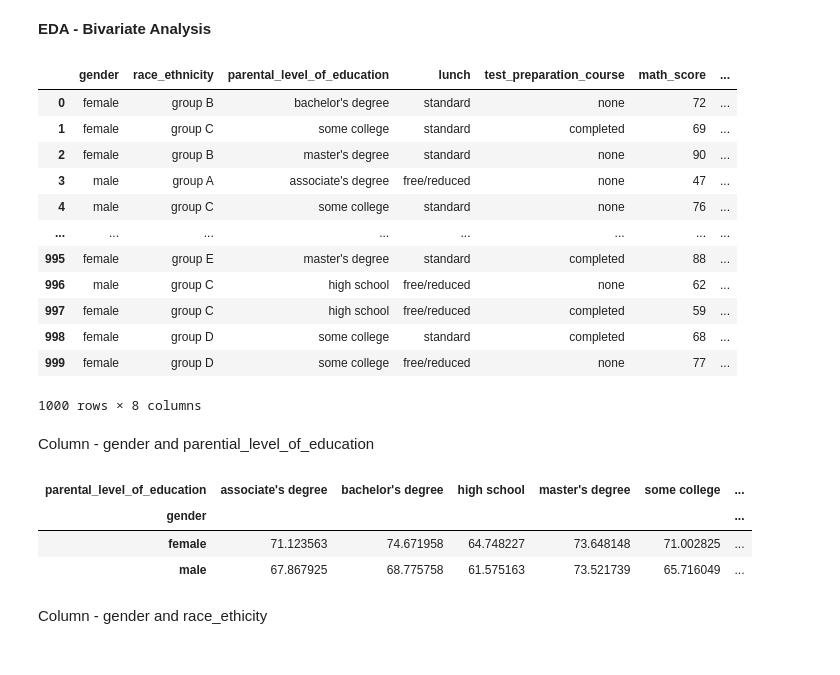
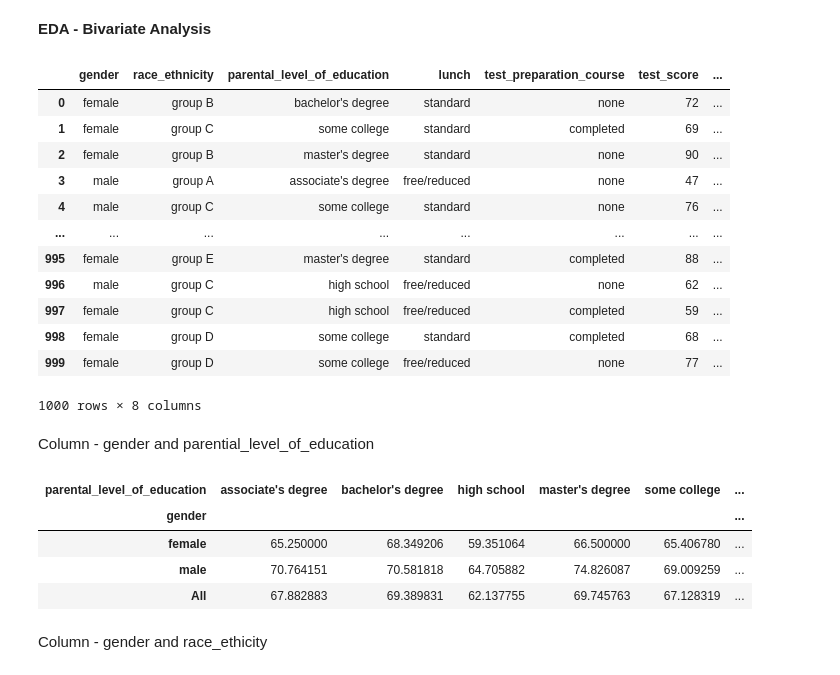
Before and after one commit to Aakash-Engineer/ML-project, a Jupyter notebook: notebooks/DATA_ANALYSIS.ipynb, the cells around one changed output. Cells and saved outputs as stored; diff of their text form; code cells hidden in the pictures.

```diff
--- a/notebooks/DATA_ANALYSIS.ipynb
+++ b/notebooks/DATA_ANALYSIS.ipynb
@@ -124,14 +151,9 @@ dtype: int64
 # %%
 # convert data types of numeric columns from int 64 to int 32
 
-df['math_score'] = df['math_score'].astype('int32')
+df['test_score'] = df['test_score'].astype('int32')
 df['reading_score'] = df['reading_score'].astype('int32')
 df['writing_score'] = df['writing_score'].astype('int32')
-# %%
-# Add column average marks and total marks
-
-df['average_marks'] = (df['math_score'] + df['reading_score'] + df['writing_score']) / 3
-df['total_marks'] = df['math_score'] + df['reading_score'] + df['writing_score']
 # %%
 df
 # %% [output]
@@ -351,7 +375,7 @@ math_ouliers, reading_ouliers, writing_ouliers
 # %%
 df
 # %% [output]
-|  | gender | race_ethnicity | parental_level_of_education | lunch | test_preparation_course | math_score | ... |
+|  | gender | race_ethnicity | parental_level_of_education | lunch | test_preparation_course | test_score | ... |
 | 0 | female | group B | bachelor's degree | standard | none | 72 | ... |
 | 1 | female | group C | some college | standard | completed | 69 | ... |
 | 2 | female | group B | master's degree | standard | none | 90 | ... |
@@ -367,13 +391,14 @@ df
 # %% [markdown]
 Column - gender and parential_level_of_education
 # %%
-# Observing the relationship between gender and parental level of education with average marks
-pd.crosstab(df['gender'], df['parental_level_of_education'], values=df['average_marks'], aggfunc='mean')
+# Observing the relationship between gender and parental level of education with  test_marks
+pd.crosstab(df['gender'], df['parental_level_of_education'], values=df['test_score'], aggfunc='mean', margins=True)
 # %% [output]
 | parental_level_of_education | associate's degree | bachelor's degree | high school | master's degree | some college | ... |
 | gender |  |  |  |  |  | ... |
-| female | 71.123563 | 74.671958 | 64.748227 | 73.648148 | 71.002825 | ... |
-| male | 67.867925 | 68.775758 | 61.575163 | 73.521739 | 65.716049 | ... |
+| female | 65.250000 | 68.349206 | 59.351064 | 66.500000 | 65.406780 | ... |
+| male | 70.764151 | 70.581818 | 64.705882 | 74.826087 | 69.009259 | ... |
+| All | 67.882883 | 69.389831 | 62.137755 | 69.745763 | 67.128319 | ... |
 # %%
 # observation
 
```
Also changed, not shown: parts of 31 cells of this notebook, 12 other files.
